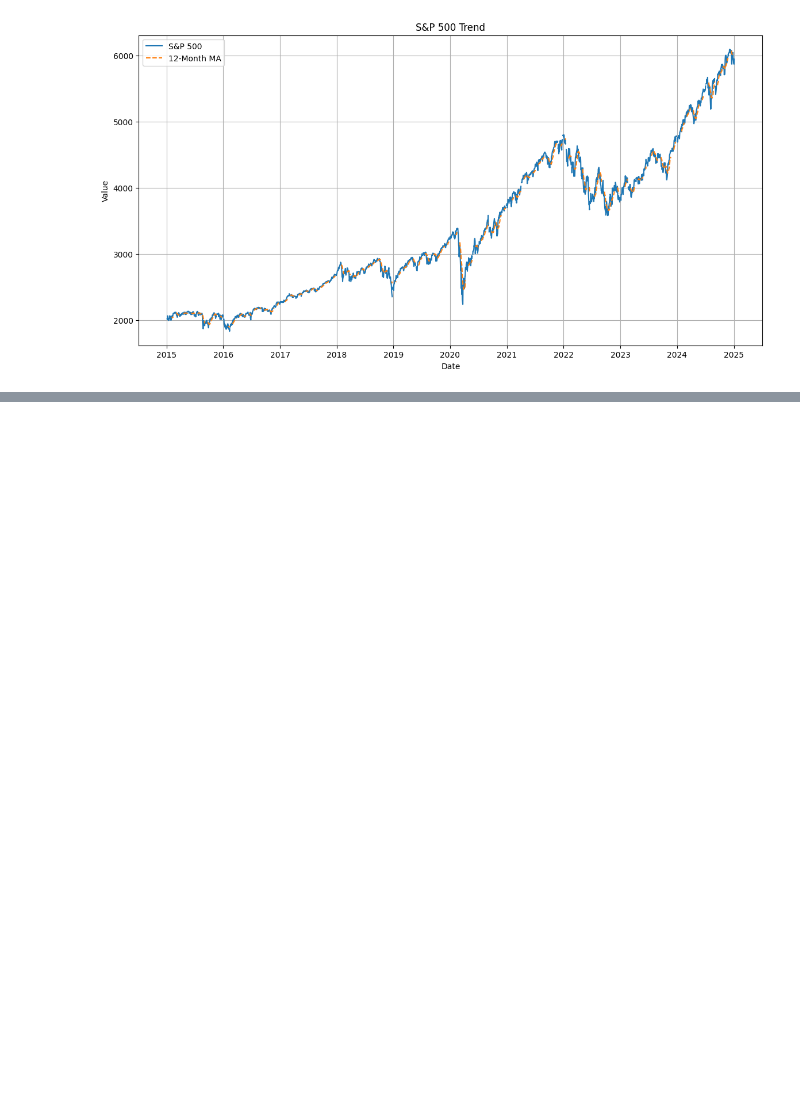
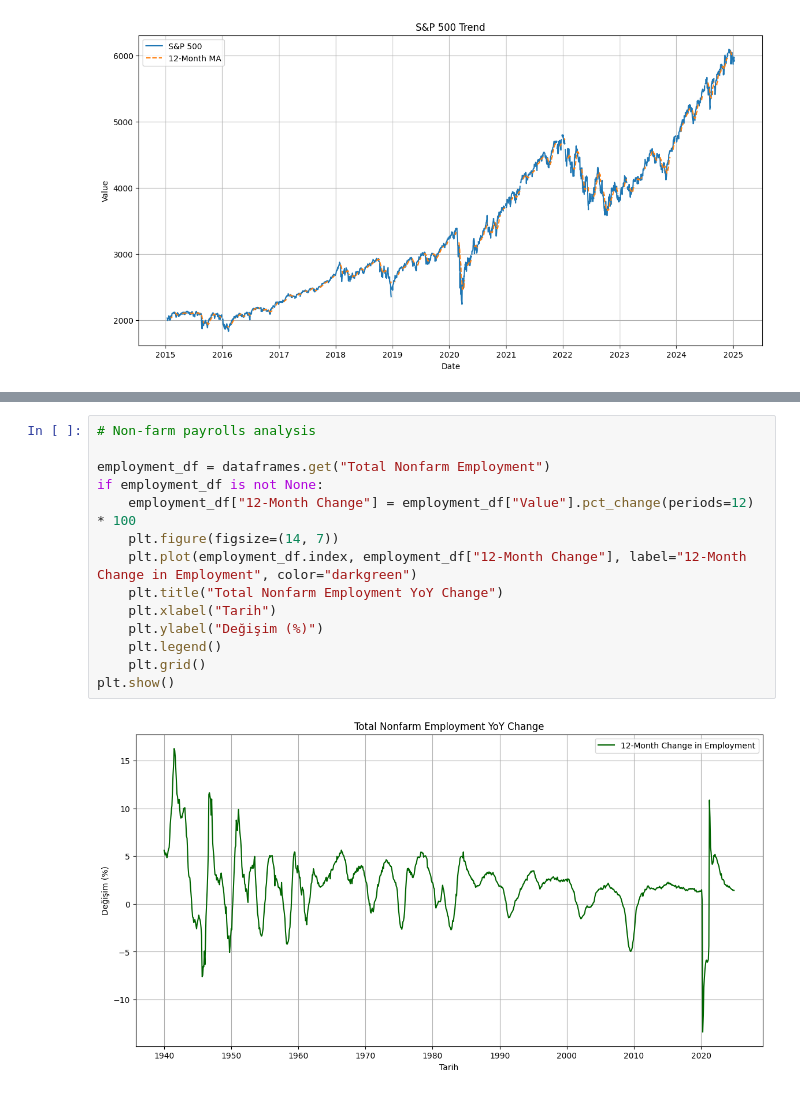
Before and after one commit to KisiselMertProjeleri/TUBITAK_FERD_API_ANALYSIS, a Jupyter notebook: FRED_API_Analysis.ipynb, the cells around one changed output, grey strips where cells are left out. Drawn from its saved outputs; the diff is of its cells as text; blank space fills up the shorter version.

```diff
--- a/FRED_API_Analysis.ipynb
+++ b/FRED_API_Analysis.ipynb
@@ -248,0 +293,16 @@ if housing_df is not None:
+# %%
+# Non-farm payrolls analysis
+
+employment_df = dataframes.get("Total Nonfarm Employment")
+if employment_df is not None:
+    employment_df["12-Month Change"] = employment_df["Value"].pct_change(periods=12) * 100
+    plt.figure(figsize=(14, 7))
+    plt.plot(employment_df.index, employment_df["12-Month Change"], label="12-Month Change in Employment", color="darkgreen")
+    plt.title("Total Nonfarm Employment YoY Change")
+    plt.xlabel("Tarih")
+    plt.ylabel("Değişim (%)")
+    plt.legend()
+    plt.grid()
+plt.show()
+# %% [output]
+[figure, added]
```
Also changed, not shown: parts of 8 cells of this notebook, 13 other files.
